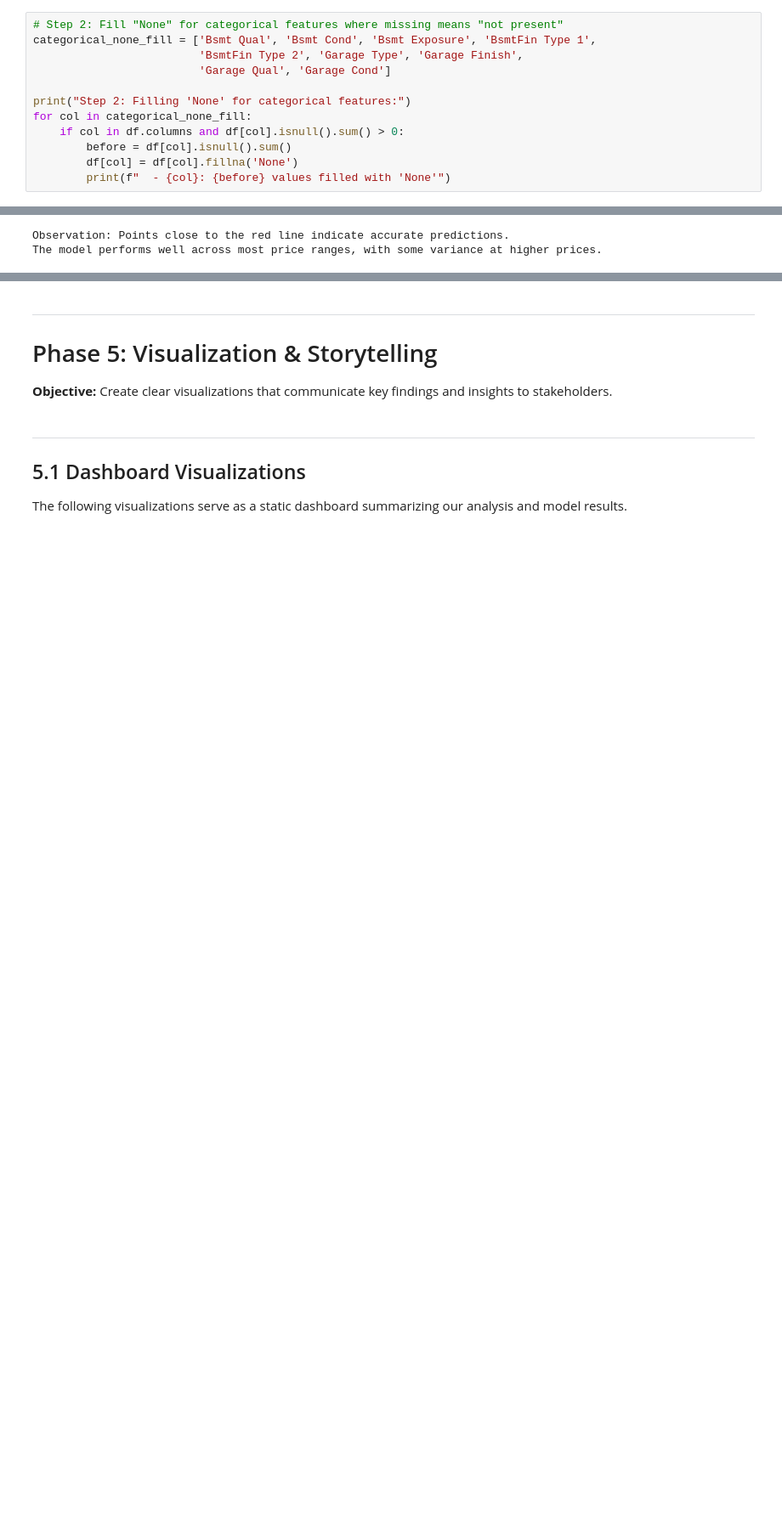
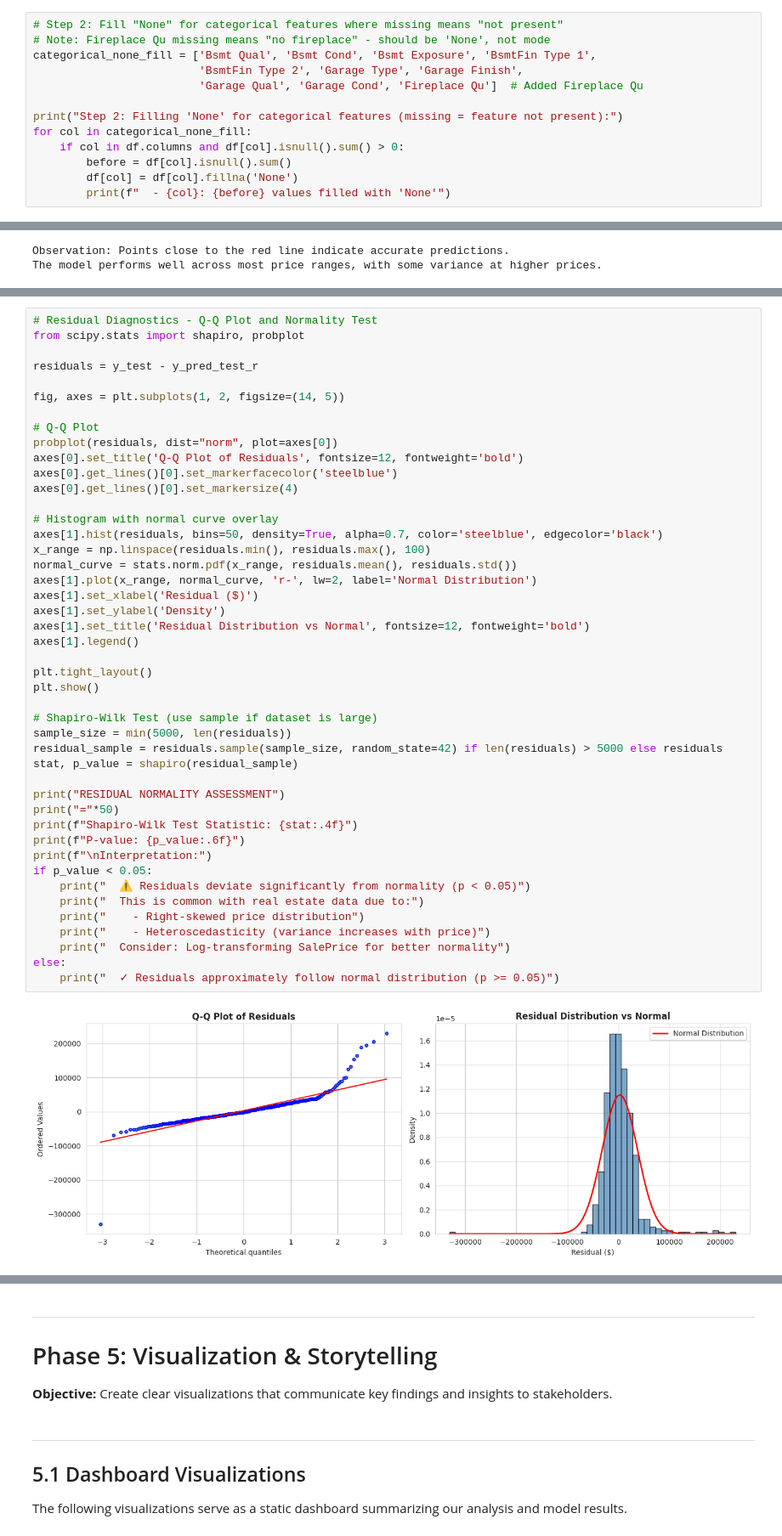
Before and after one commit to Apex-Project-Group/real-estate-price-prediction, a Jupyter notebook: notebooks/Ames_Housing_Price_Prediction.ipynb, the cells around one changed output, grey strips where cells are left out. Shown at 85% size. Saved outputs shown, nothing was run; the diff lists cells and outputs as text; blank space fills up the shorter version.

```diff
--- a/notebooks/Ames_Housing_Price_Prediction.ipynb
+++ b/notebooks/Ames_Housing_Price_Prediction.ipynb
@@ -566,11 +565,12 @@ Dropped 5 columns: ['Alley', 'Mas Vnr Type', 'Pool QC', 'Fence', 'Misc Feature']
 Remaining features: 77
 # %%
 # Step 2: Fill "None" for categorical features where missing means "not present"
+# Note: Fireplace Qu missing means "no fireplace" - should be 'None', not mode
 categorical_none_fill = ['Bsmt Qual', 'Bsmt Cond', 'Bsmt Exposure', 'BsmtFin Type 1',
                          'BsmtFin Type 2', 'Garage Type', 'Garage Finish',
-                         'Garage Qual', 'Garage Cond']
+                         'Garage Qual', 'Garage Cond', 'Fireplace Qu']  # Added Fireplace Qu
 
-print("Step 2: Filling 'None' for categorical features:")
+print("Step 2: Filling 'None' for categorical features (missing = feature not present):")
 for col in categorical_none_fill:
     if col in df.columns and df[col].isnull().sum() > 0:
         before = df[col].isnull().sum()
@@ -1689,0 +1868,47 @@ The model performs well across most price ranges, with some variance at higher p
+# %%
+# Residual Diagnostics - Q-Q Plot and Normality Test
+from scipy.stats import shapiro, probplot
+
+residuals = y_test - y_pred_test_r
+
+fig, axes = plt.subplots(1, 2, figsize=(14, 5))
+
+# Q-Q Plot
+probplot(residuals, dist="norm", plot=axes[0])
+axes[0].set_title('Q-Q Plot of Residuals', fontsize=12, fontweight='bold')
+axes[0].get_lines()[0].set_markerfacecolor('steelblue')
+axes[0].get_lines()[0].set_markersize(4)
+
+# Histogram with normal curve overlay
+axes[1].hist(residuals, bins=50, density=True, alpha=0.7, color='steelblue', edgecolor='black')
+x_range = np.linspace(residuals.min(), residuals.max(), 100)
+normal_curve = stats.norm.pdf(x_range, residuals.mean(), residuals.std())
+axes[1].plot(x_range, normal_curve, 'r-', lw=2, label='Normal Distribution')
+axes[1].set_xlabel('Residual ($)')
+axes[1].set_ylabel('Density')
+axes[1].set_title('Residual Distribution vs Normal', fontsize=12, fontweight='bold')
+axes[1].legend()
+
+plt.tight_layout()
+plt.show()
+
+# Shapiro-Wilk Test (use sample if dataset is large)
+sample_size = min(5000, len(residuals))
+residual_sample = residuals.sample(sample_size, random_state=42) if len(residuals) > 5000 else residuals
+stat, p_value = shapiro(residual_sample)
+
+print("RESIDUAL NORMALITY ASSESSMENT")
+print("="*50)
+print(f"Shapiro-Wilk Test Statistic: {stat:.4f}")
+print(f"P-value: {p_value:.6f}")
+print(f"\nInterpretation:")
+if p_value < 0.05:
+    print("  ⚠️ Residuals deviate significantly from normality (p < 0.05)")
+    print("  This is common with real estate data due to:")
+    print("    - Right-skewed price distribution")
+    print("    - Heteroscedasticity (variance increases with price)")
+    print("  Consider: Log-transforming SalePrice for better normality")
+else:
+    print("  ✓ Residuals approximately follow normal distribution (p >= 0.05)")
+# %% [output]
+[figure, added]
```
Also changed, not shown: parts of 19 cells of this notebook.
